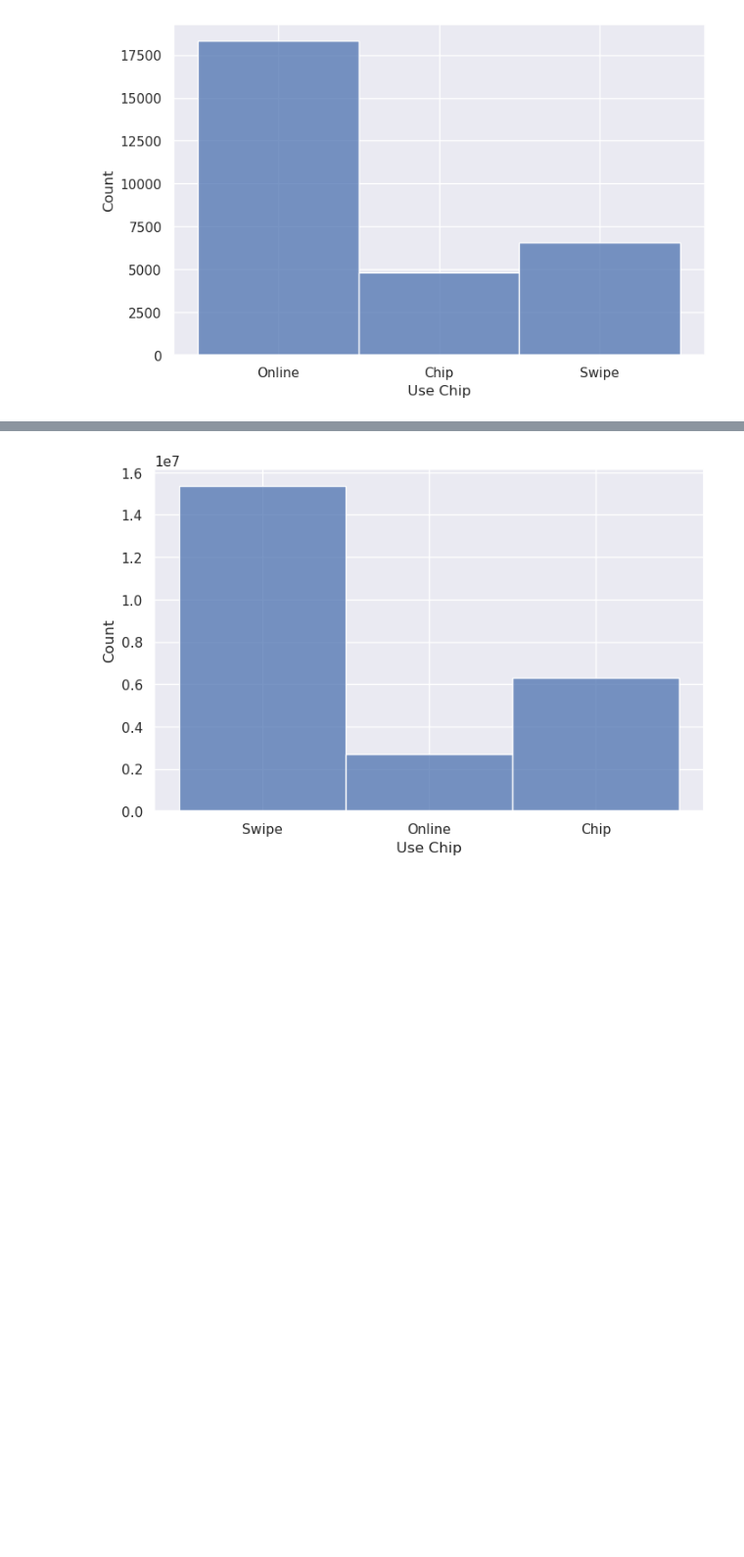
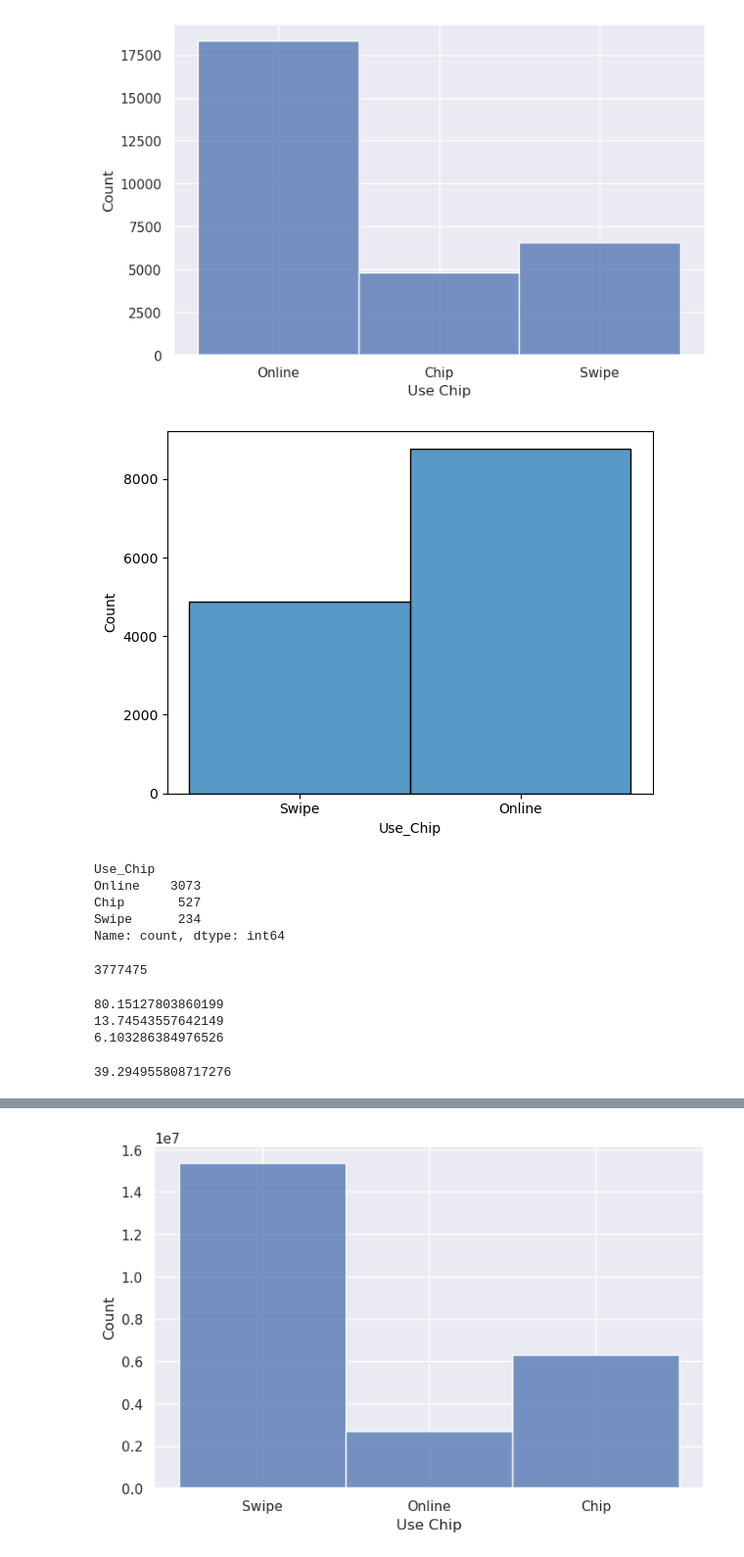
Before and after one commit to Yichen-Z/ece5831-2023-ccf, a Jupyter notebook: explore_transactions.ipynb, the cells around one changed output, grey strips where cells are left out. Shown at 98% size. Cells and saved outputs as stored; diff of their text form; code cells hidden in the pictures; blank space fills up the shorter version.

```diff
--- a/explore_transactions.ipynb
+++ b/explore_transactions.ipynb
@@ -36,0 +34,4 @@ import seaborn as sns
+# %%
+# Vs. "basic" numeric data slimming only
+tdf = joblib.load('data/transactions')
+tdf.info()
@@ -390,3 +475,20 @@ sns.histplot(data=fdf['Use Chip'])
 plt.show()
 # %% [output]
 [figure]
+# %%
+sns.histplot(data=fdf.loc[fdf['Datetime'] < "2012-01-01"]['Use_Chip'])
+plt.show()
+# %% [output]
+[figure, added]
+# %%
+fdf.loc[(fdf['Datetime'] >= "2016-01-01") & (fdf['Datetime'] < "2018-01-01")]['Use_Chip'].value_counts()
+# %% [output]
+Use_Chip
+Online    3073
+Chip       527
+Swipe      234
+Name: count, dtype: int64
+# %%
+len(df.loc[df['Datetime'] >= '2018-01-01'])
+# %% [output]
+3777475
@@ -392,0 +497,11 @@ plt.show()
+# %%
+for value in [3073, 527, 234]:
+    print(value / validation_ct * 100)
+# %% [output]
+80.15127803860199
+13.74543557642149
+6.103286384976526
+# %%
+len(fdf.loc[fdf.Datetime >= "2015-01-01"]) / len(fdf) * 100
+# %% [output]
+39.294955808717276
```
Also changed, not shown: parts of 23 cells of this notebook.
